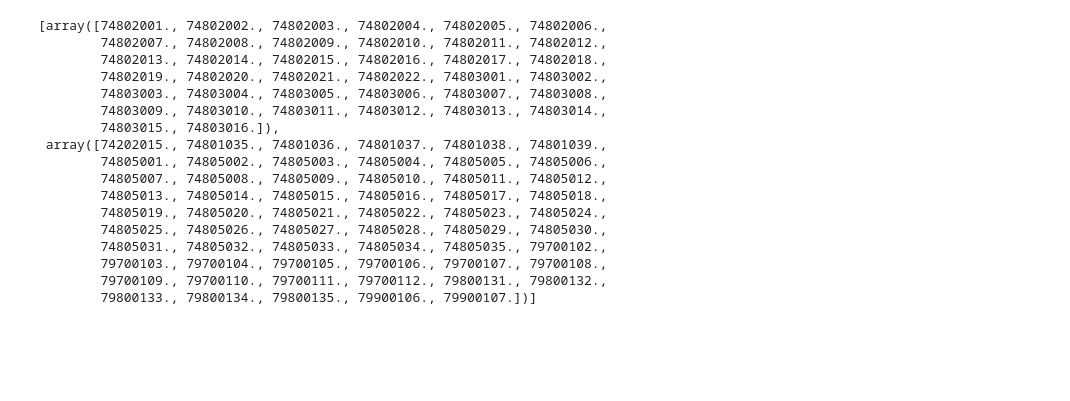
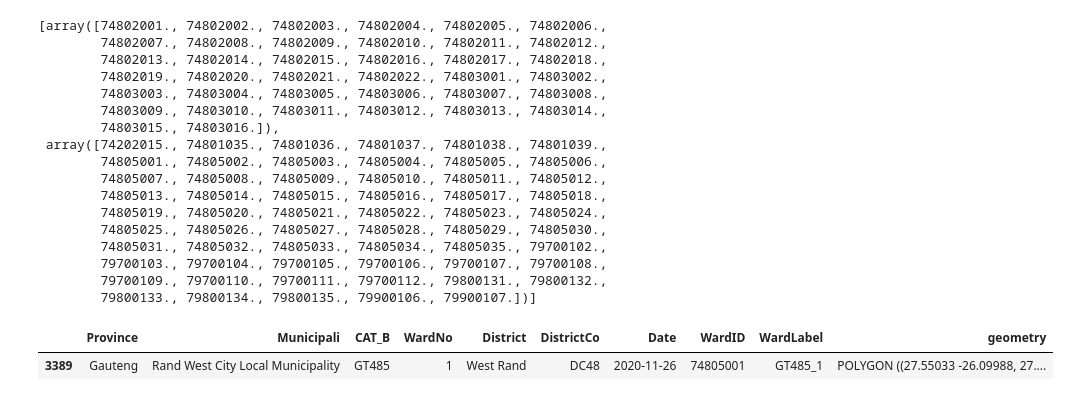
Before and after one commit to Emily-RoseSteyn/measuring-quality-of-life-gauteng, a Jupyter notebook: notebooks/shapefile-analysis.ipynb, the cells around one changed output. Cells and saved outputs as stored; diff of their text form; code cells hidden in the pictures; blank space fills up the shorter version.

Commit message:
Problematic code example

```diff
--- a/notebooks/shapefile-analysis.ipynb
+++ b/notebooks/shapefile-analysis.ipynb
@@ -232,3 +232,9 @@ Missing codes in GCRO 2015 59
         79700103., 79700104., 79700105., 79700106., 79700107., 79700108.,
         79700109., 79700110., 79700111., 79700112., 79800131., 79800132.,
         79800133., 79800134., 79800135., 79900106., 79900107.])]
+# %%
+# Example of problematic code from 2021
+gauteng[gauteng.WardID == '74805001']
+# %% [output]
+|  | Province | Municipali | CAT_B | WardNo | District | DistrictCo | Date | WardID | WardLabel | geometry |
+| 3389 | Gauteng | Rand West City Local Municipality | GT485 | 1 | West Rand | DC48 | 2020-11-26 | 74805001 | GT485_1 | POLYGON ((27.55033 -26.09988, 27.... |
```
Also changed, not shown: parts of 1 cell of this notebook.
